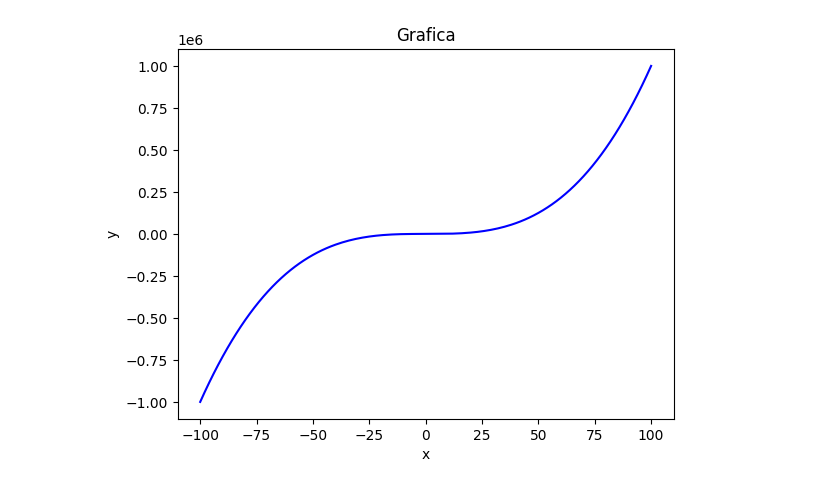
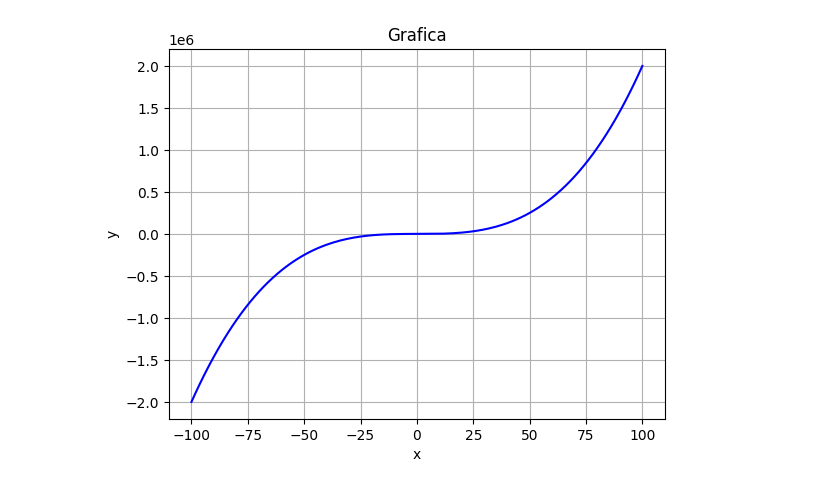
Before and after one commit to adavgonzalez/Metodos, a Jupyter notebook: graficar.ipynb, the cells around one changed output. Cells and saved outputs as stored; diff of their text form; code cells hidden in the pictures.

```diff
--- a/graficar.ipynb
+++ b/graficar.ipynb
@@ -3,23 +3,24 @@ import numpy as np
 import matplotlib.pyplot as plt
 # %%
 def f(x):
-    return x ** 3
+    return 2* x ** 3
 
 list_x = []
 list_y = []
 
 
 
 
 for x in range (-100,101):
     list_x.append(x)
     list_y.append(f(x))
 
 
 plt.plot(list_x, list_y, color='b')
 plt.title('Grafica')
 plt.xlabel('x')
 plt.ylabel('y')
+plt.grid()
 plt.show()
 # %% [output]
-[figure, old version]
+[figure, new version]
```
Also changed, not shown: 4 other files.
